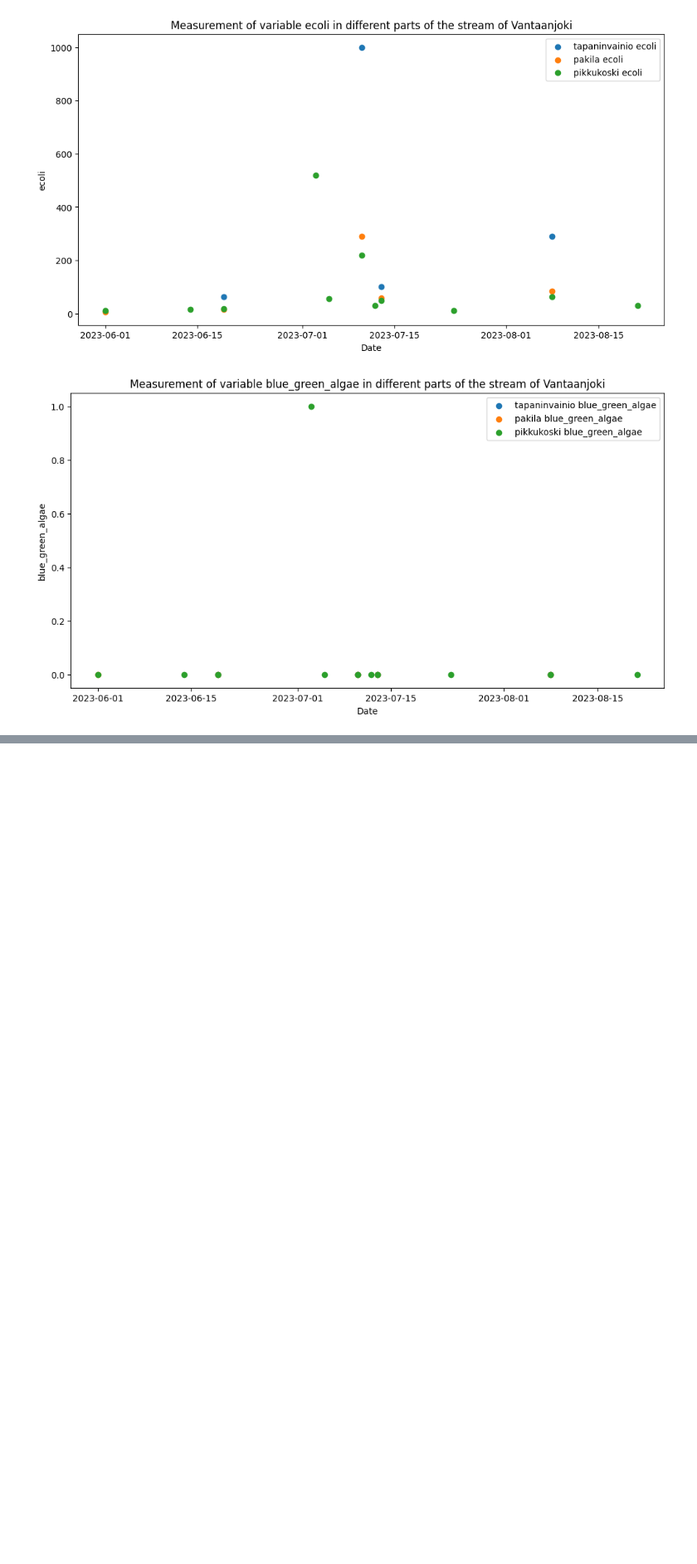
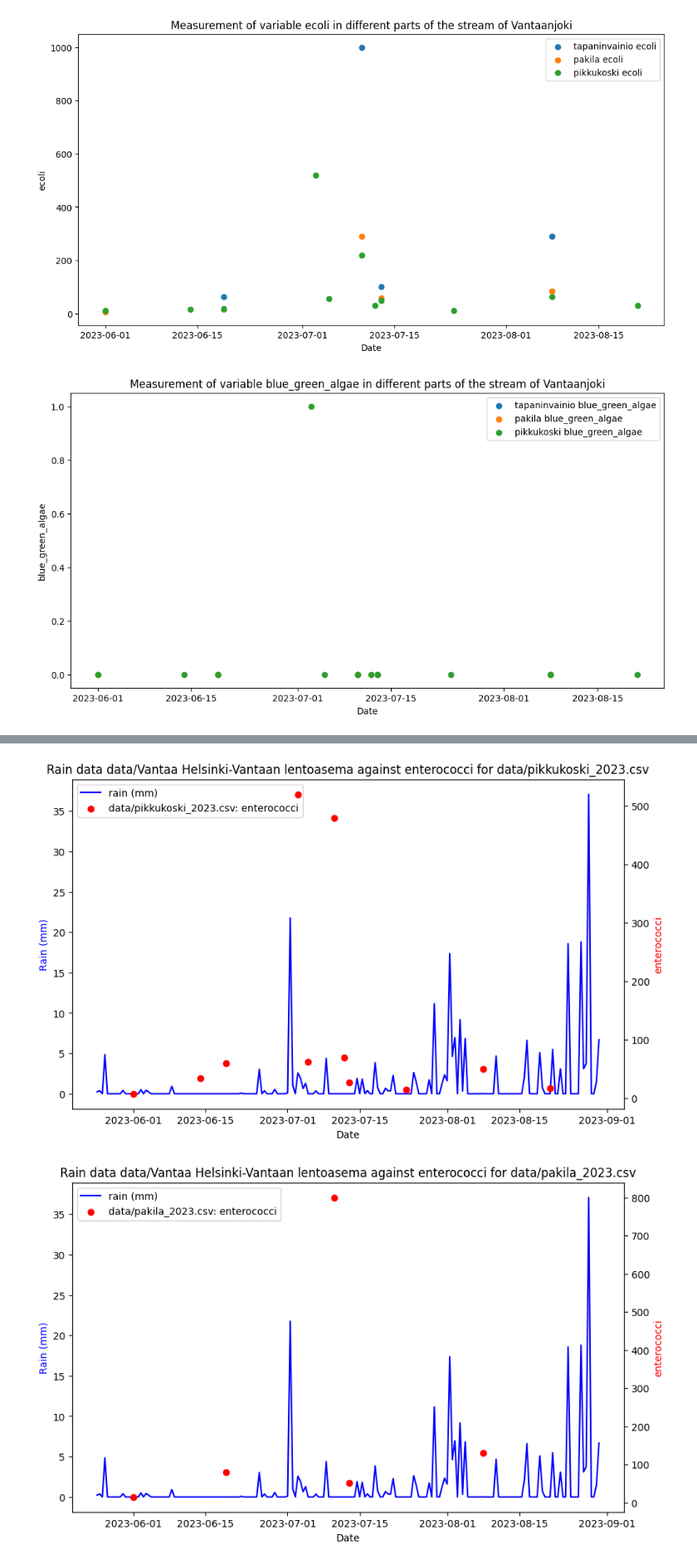
Before and after one commit to shaiggon/pikkukoski-analysis, a Jupyter notebook: analysis.ipynb, the cells around one changed output, grey strips where cells are left out. Shown at 83% size. Saved outputs shown, nothing was run; the diff lists cells and outputs as text; code cells hidden in the pictures; blank space fills up the shorter version.

```diff
--- a/analysis.ipynb
+++ b/analysis.ipynb
@@ -216,0 +266,7 @@ plot_variable_analysis("blue_green_algae")
+# %%
+plot_beach_with_weather_time_aggregate(PIKKUKOSKI_2023, HELSINKI_VANTAA_2023, "enterococci", "12h")
+plot_beach_with_weather_time_aggregate(PAKILA_2023, HELSINKI_VANTAA_2023, "enterococci", "12h")
+plot_beach_with_weather_time_aggregate(TAPANINVAINIO_2023, HELSINKI_VANTAA_2023, "enterococci", "12h")
+# %% [output]
+[figure, added]
+[figure, added]
```
Also changed, not shown: parts of 6 cells of this notebook, 23 other files.
